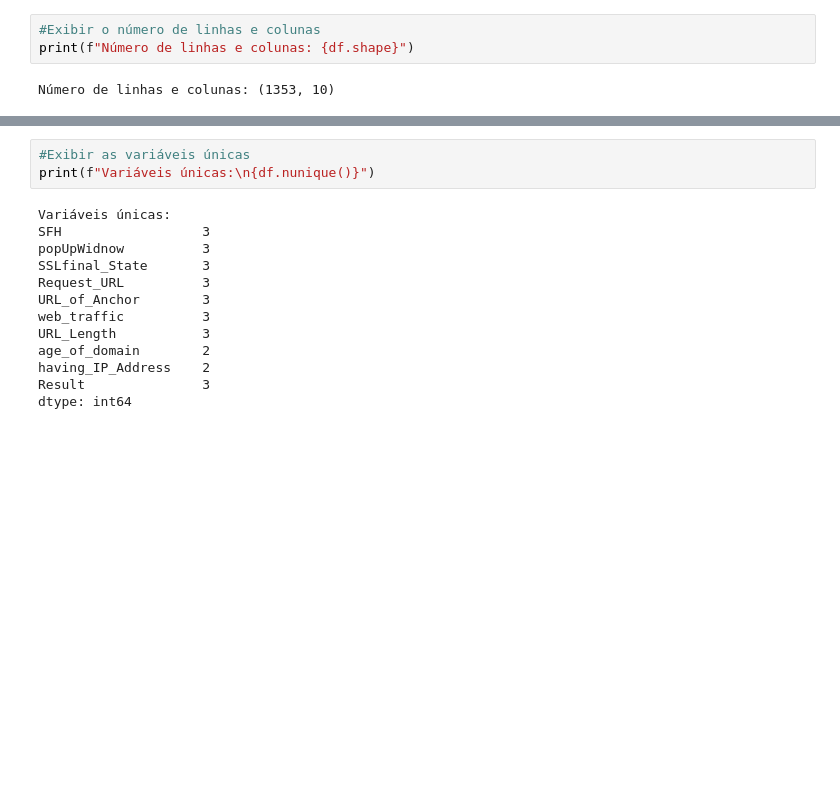
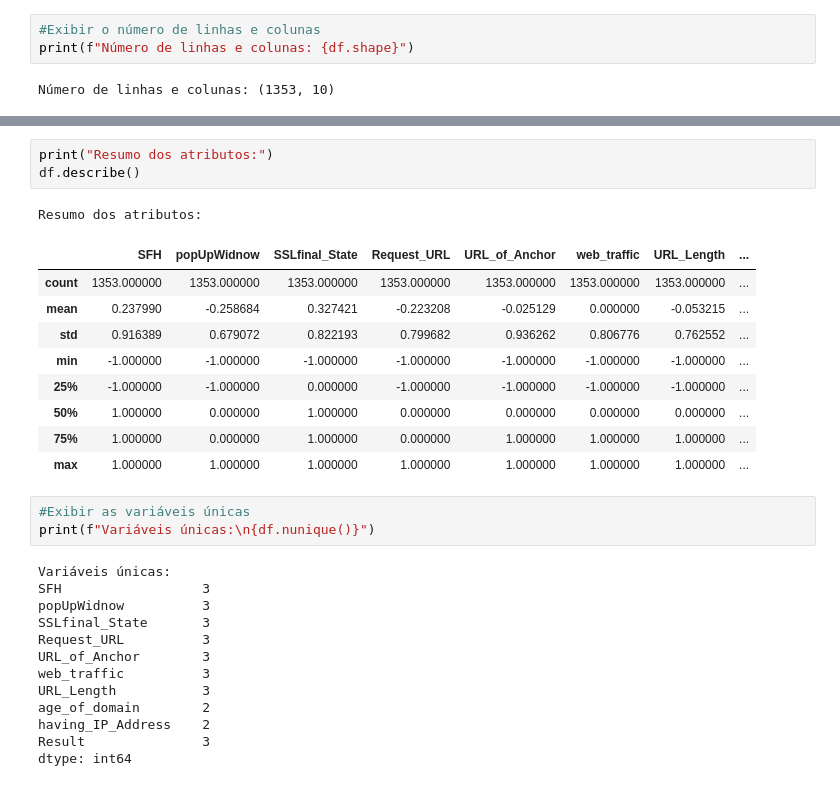
Before and after one commit to Jotape003/Trabalho-ML, a Jupyter notebook: phishingData.ipynb, the cells around one changed output, grey strips where cells are left out. Cells and saved outputs as stored; diff of their text form; blank space fills up the shorter version.

```diff
--- a/phishingData.ipynb
+++ b/phishingData.ipynb
@@ -81,3 +125,17 @@ Primeiras 5 linhas:
+# %%
+print("Resumo dos atributos:")
+df.describe()
+# %% [output]
+Resumo dos atributos:
+|  | SFH | popUpWidnow | SSLfinal_State | Request_URL | URL_of_Anchor | web_traffic | URL_Length | ... |
+| count | 1353.000000 | 1353.000000 | 1353.000000 | 1353.000000 | 1353.000000 | 1353.000000 | 1353.000000 | ... |
+| mean | 0.237990 | -0.258684 | 0.327421 | -0.223208 | -0.025129 | 0.000000 | -0.053215 | ... |
+| std | 0.916389 | 0.679072 | 0.822193 | 0.799682 | 0.936262 | 0.806776 | 0.762552 | ... |
+| min | -1.000000 | -1.000000 | -1.000000 | -1.000000 | -1.000000 | -1.000000 | -1.000000 | ... |
+| 25% | -1.000000 | -1.000000 | 0.000000 | -1.000000 | -1.000000 | -1.000000 | -1.000000 | ... |
+| 50% | 1.000000 | 0.000000 | 1.000000 | 0.000000 | 0.000000 | 0.000000 | 0.000000 | ... |
+| 75% | 1.000000 | 0.000000 | 1.000000 | 0.000000 | 1.000000 | 1.000000 | 1.000000 | ... |
+| max | 1.000000 | 1.000000 | 1.000000 | 1.000000 | 1.000000 | 1.000000 | 1.000000 | ... |
 # %%
 #Exibir as variáveis únicas
 print(f"Variáveis únicas:\n{df.nunique()}")
```
Also changed, not shown: parts of 19 cells of this notebook, 2 other files.
